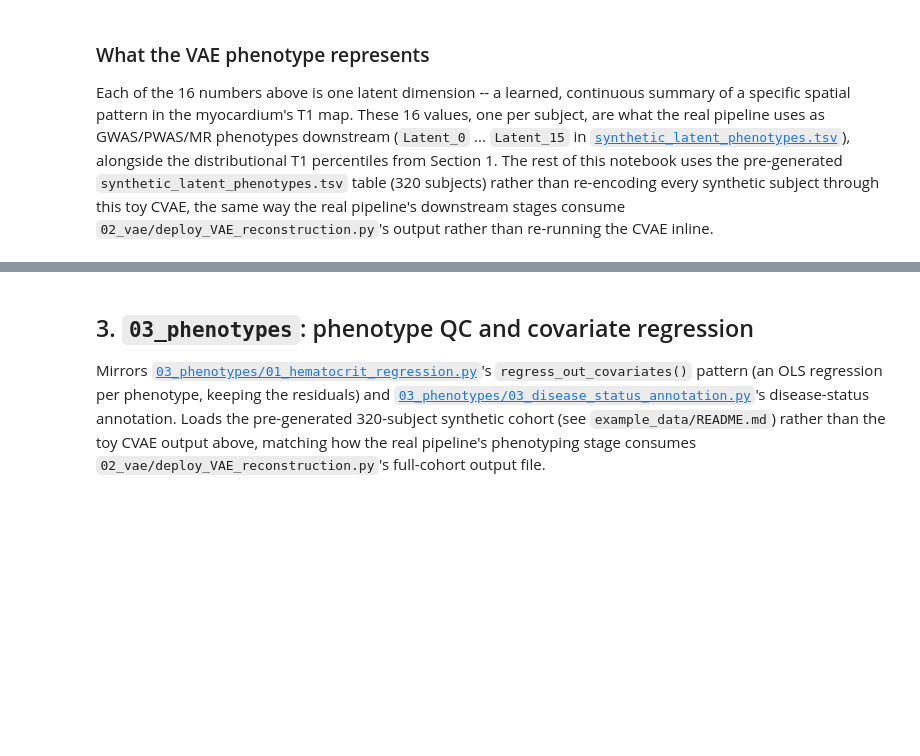
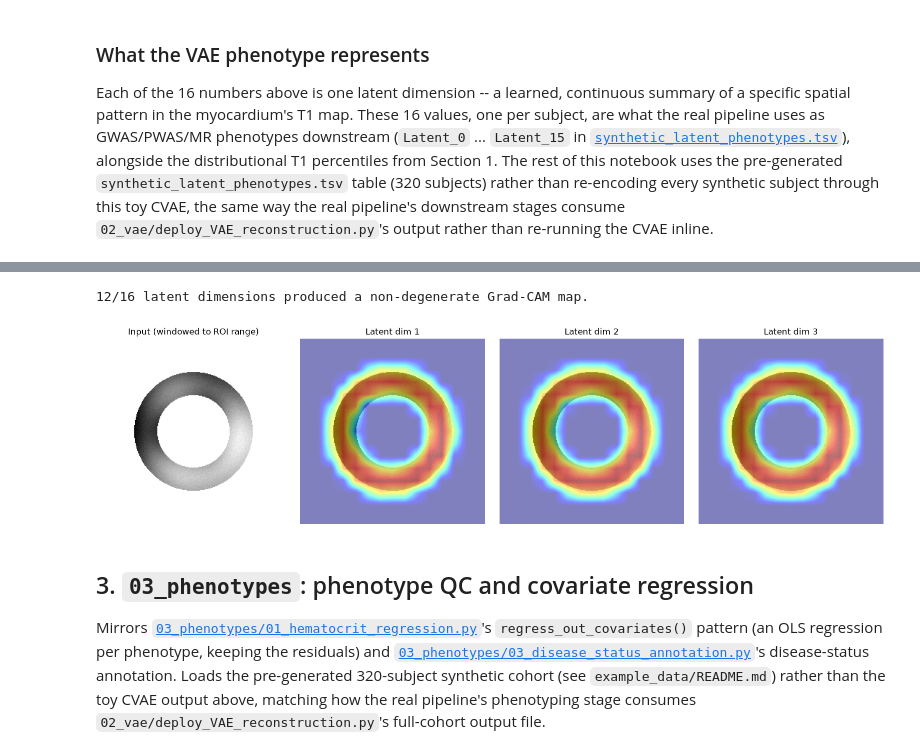
Before and after one commit to reddyrose/deep-learning-fibrosis, a Jupyter notebook: demo/demo_walkthrough.ipynb, the cells around one changed output, grey strips where cells are left out. Cells and saved outputs as stored; diff of their text form; code cells hidden in the pictures; blank space fills up the shorter version.

```diff
--- a/demo/demo_walkthrough.ipynb
+++ b/demo/demo_walkthrough.ipynb
@@ -348,3 +378,81 @@ CVAE inline.
+# %%
+t0 = time.time()
+
+
+class VAEGradCAM:
+    def __init__(self, model, latent_dim=16):
+        self.model = model
+        self.latent_dim = latent_dim
+        self.encoder = model.encoder
+        self.target_layer = None
+        for layer in self.encoder.layers:
+            if isinstance(layer, tf.keras.layers.Conv2D):
+                self.target_layer = layer
+
+        # Keras-3-compatible reconstruction of the encoder up to the target
+        # layer, reusing the same layer objects (and therefore trained
+        # weights) rather than the original's direct `.output` access.
+        inp = tf.keras.Input(shape=(256, 256, 1))
+        x = inp
+        conv_out = None
+        for layer in self.encoder.layers:
+            x = layer(x)
+            if layer is self.target_layer:
+                conv_out = x
+        self.grad_model = tf.keras.Model(inputs=inp, outputs=[conv_out, x])
+
+    def compute_heatmap(self, input_image, latent_dim_idx):
+        if not isinstance(input_image, tf.Tensor):
+            input_image = tf.convert_to_tensor(input_image, dtype=tf.float32)
+        if len(input_image.shape) == 3:
+            input_image = tf.expand_dims(input_image, axis=0)
+        with tf.GradientTape() as tape:
+            conv_output, encoder_output = self.grad_model(input_image)
+            mean, _ = tf.split(encoder_output, num_or_size_splits=2, axis=1)
+            target_output = mean[:, latent_dim_idx]
+        grads = tape.gradient(target_output, conv_output)
+        pooled_grads = tf.reduce_mean(grads, axis=(1, 2))
+        heatmap = tf.matmul(conv_output[0], pooled_grads[..., tf.newaxis])
+        heatmap = tf.squeeze(heatmap)
+        heatmap = tf.maximum(heatmap, 0) / (tf.reduce_max(heatmap) + tf.keras.backend.epsilon())
+        heatmap = heatmap.numpy()
+        heatmap = cv2.resize(heatmap, (input_image.shape[2], input_image.shape[1]))
+        return heatmap
+
+
+import cv2
+
+gradcam = VAEGradCAM(cvae, latent_dim=16)
+
+# Grad-CAM's ReLU step can legitimately zero out a dimension's map entirely
+# (if the gradient-weighted activation is negative everywhere for that
+# dimension on this image) -- expected algorithm behavior, not a bug, and
+# how often it happens depends on the (randomly initialized) run. Compute
+# all 16 and pick 3 non-degenerate, spatially distinct ones to display,
+# rather than hardcoding indices that might not hold up run to run.
+all_heatmaps = {dim: gradcam.compute_heatmap(X_vae_test, latent_dim_idx=dim) for dim in range(16)}
+working_dims = [d for d, hm in all_heatmaps.items() if hm.max() > 0.01]
+print(f"{len(working_dims)}/16 latent dimensions produced a non-degenerate Grad-CAM map.")
+
+dims_to_show = working_dims[:3] if len(working_dims) >= 3 else working_dims
+input_display = np.where(canonical_mask, X_vae_test[0, ..., 0], np.nan)
+
+fig, axes = plt.subplots(1, len(dims_to_show) + 1, figsize=(4 * (len(dims_to_show) + 1), 4))
+axes[0].imshow(input_display, cmap="gray", vmin=roi_vmin, vmax=roi_vmax)
+axes[0].set_title("Input (windowed to ROI range)")
+axes[0].axis("off")
+for ax, dim in zip(axes[1:], dims_to_show):
+    ax.imshow(input_display, cmap="gray", vmin=roi_vmin, vmax=roi_vmax)
+    ax.imshow(all_heatmaps[dim], cmap="jet", alpha=0.5)
+    ax.set_title(f"Latent dim {dim}")
+    ax.axis("off")
+plt.tight_layout()
+plt.show()
+
+section_times["02_vae_gradcam"] = time.time() - t0
+# %% [output]
+12/16 latent dimensions produced a non-degenerate Grad-CAM map.
+[figure, added]
 # %% [markdown]
 ## 3. `03_phenotypes`: phenotype QC and covariate regression
 
```
Also changed, not shown: parts of 20 cells of this notebook, 15 other files.
